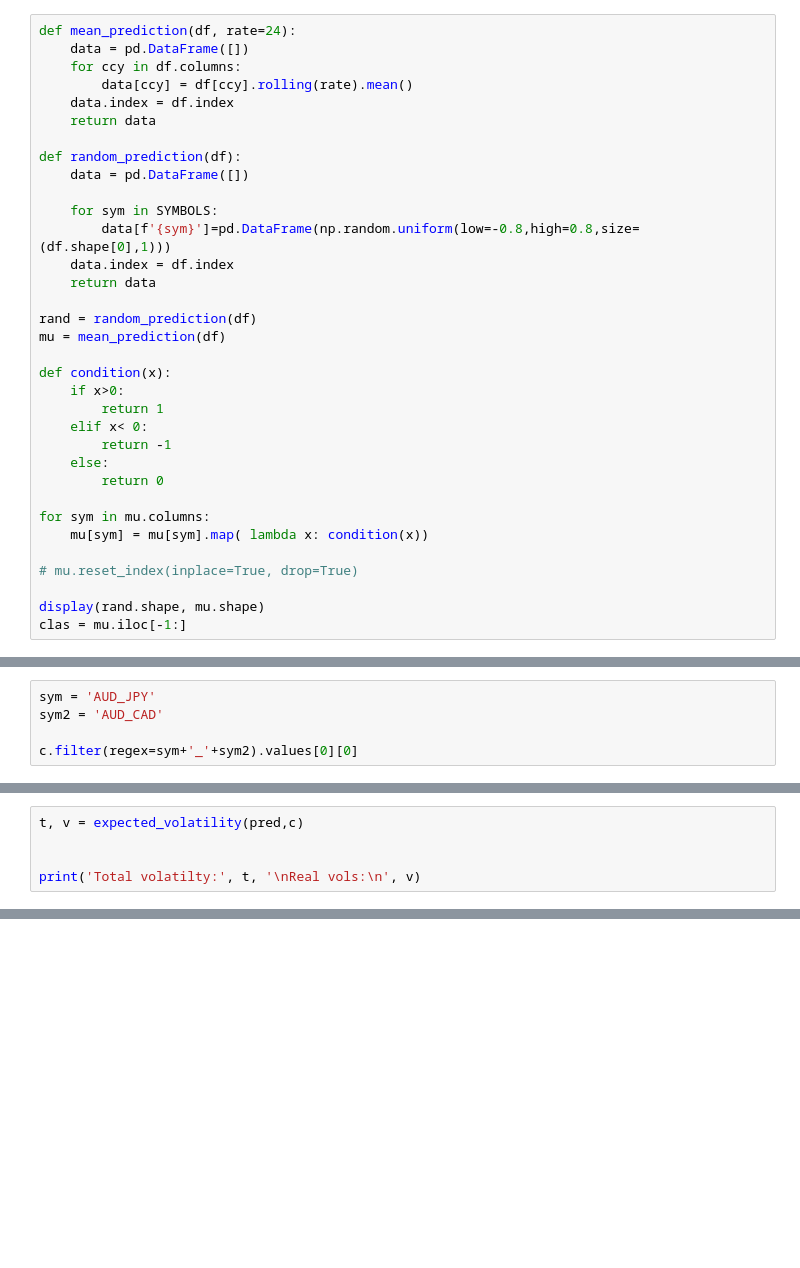
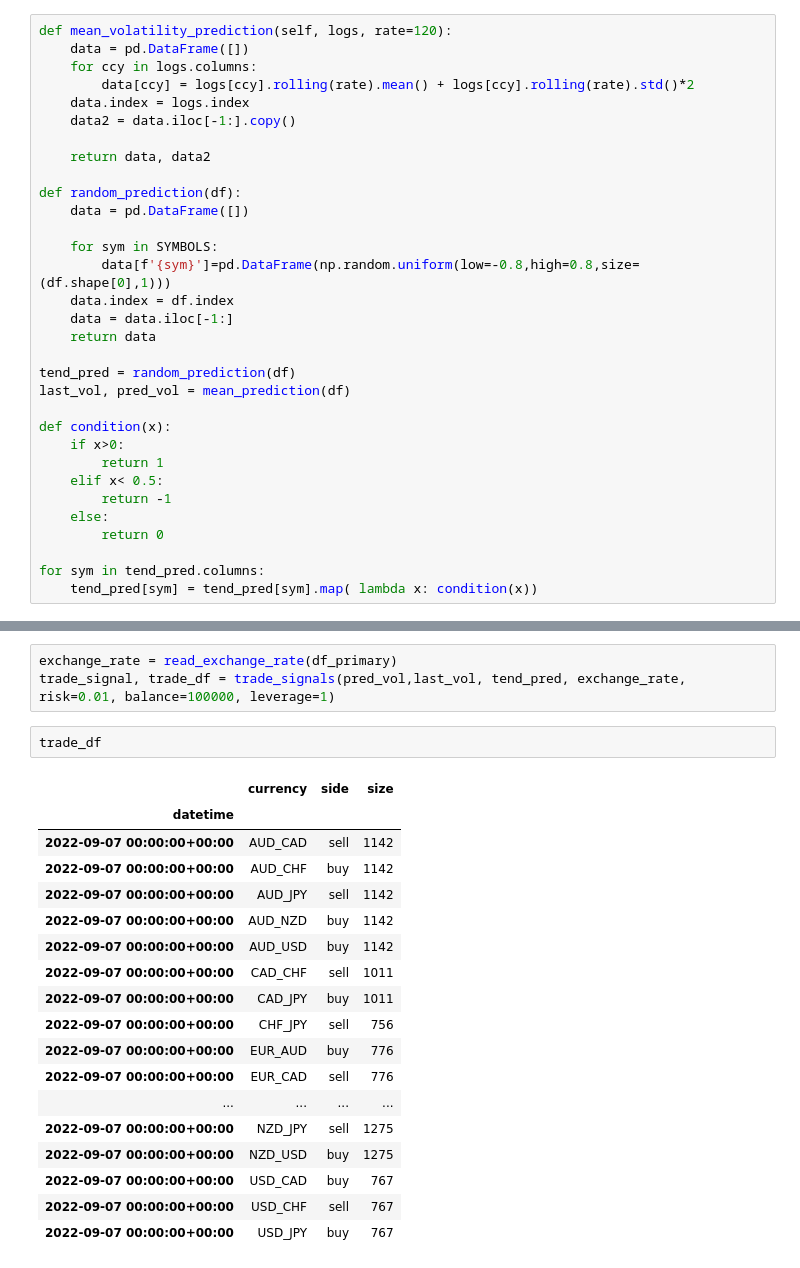
Before and after one commit to alexcolls/rex-ai, a Jupyter notebook: notebooks/marti/risk_management.ipynb, the cells around one changed output, grey strips where cells are left out. Drawn from its saved outputs; the diff is of its cells as text; blank space fills up the shorter version.

```diff
--- a/notebooks/marti/risk_management.ipynb
+++ b/notebooks/marti/risk_management.ipynb
@@ -25,10 +25,12 @@ df_primary =  df_primary.loc[datetime(2010, 6, 1, 0, 0, 0, 0, UTC):datetime(2022
 # %%
-def mean_prediction(df, rate=24):
+def mean_volatility_prediction(self, logs, rate=120):
     data = pd.DataFrame([])
-    for ccy in df.columns:
-        data[ccy] = df[ccy].rolling(rate).mean()
-    data.index = df.index
-    return data
+    for ccy in logs.columns:
+        data[ccy] = logs[ccy].rolling(rate).mean() + logs[ccy].rolling(rate).std()*2
+    data.index = logs.index
+    data2 = data.iloc[-1:].copy()
+
+    return data, data2
 
 def random_prediction(df):
     data = pd.DataFrame([])
@@ -36,23 +38,19 @@ def random_prediction(df):
     for sym in SYMBOLS:
         data[f'{sym}']=pd.DataFrame(np.random.uniform(low=-0.8,high=0.8,size=(df.shape[0],1)))
     data.index = df.index
+    data = data.iloc[-1:]
     return data
 
-rand = random_prediction(df)
-mu = mean_prediction(df)
+tend_pred = random_prediction(df)
+last_vol, pred_vol = mean_prediction(df)
 
 def condition(x):
     if x>0:
         return 1
-    elif x< 0:
+    elif x< 0.5:
         return -1
     else:
         return 0
 
-for sym in mu.columns:
-    mu[sym] = mu[sym].map( lambda x: condition(x))
-
-# mu.reset_index(inplace=True, drop=True)
-
-display(rand.shape, mu.shape)
-clas = mu.iloc[-1:]
+for sym in tend_pred.columns:
+    tend_pred[sym] = tend_pred[sym].map( lambda x: condition(x))
@@ -111,5 +56,0 @@ display(c, pred_last.iloc[-1:])
-# %%
-sym = 'AUD_JPY'
-sym2 = 'AUD_CAD'
-
-c.filter(regex=sym+'_'+sym2).values[0][0]
@@ -142,5 +56,0 @@ def expected_volatility(pred_vol, correlations):
-# %%
-t, v = expected_volatility(pred,c)
-
-
-print('Total volatilty:', t, '\nReal vols:\n', v)
@@ -188,3 +151,27 @@ See the caveats in the documentation: https://pandas.pydata.org/pandas-docs/stab
+# %%
+exchange_rate = read_exchange_rate(df_primary)
+trade_signal, trade_df = trade_signals(pred_vol,last_vol, tend_pred, exchange_rate, risk=0.01, balance=100000, leverage=1)
+# %%
+trade_df
+# %% [output]
+|  | currency | side | size |
+| datetime |  |  |  |
+| 2022-09-07 00:00:00+00:00 | AUD_CAD | sell | 1142 |
+| 2022-09-07 00:00:00+00:00 | AUD_CHF | buy | 1142 |
+| 2022-09-07 00:00:00+00:00 | AUD_JPY | sell | 1142 |
+| 2022-09-07 00:00:00+00:00 | AUD_NZD | buy | 1142 |
+| 2022-09-07 00:00:00+00:00 | AUD_USD | buy | 1142 |
+| 2022-09-07 00:00:00+00:00 | CAD_CHF | sell | 1011 |
+| 2022-09-07 00:00:00+00:00 | CAD_JPY | buy | 1011 |
+| 2022-09-07 00:00:00+00:00 | CHF_JPY | sell | 756 |
+| 2022-09-07 00:00:00+00:00 | EUR_AUD | buy | 776 |
+| 2022-09-07 00:00:00+00:00 | EUR_CAD | sell | 776 |
+| ... | ... | ... | ... |
+| 2022-09-07 00:00:00+00:00 | NZD_JPY | sell | 1275 |
+| 2022-09-07 00:00:00+00:00 | NZD_USD | buy | 1275 |
+| 2022-09-07 00:00:00+00:00 | USD_CAD | buy | 767 |
+| 2022-09-07 00:00:00+00:00 | USD_CHF | sell | 767 |
+| 2022-09-07 00:00:00+00:00 | USD_JPY | buy | 767 |
 # %%
 def trade_signals(pred_vols,last_data, classification, exchange_rate, risk=0.01, balance=100000, leverage=1):
     cor = correlation_pairs(last_data)
```
Also changed, not shown: parts of 15 cells of this notebook, 1 other file.
